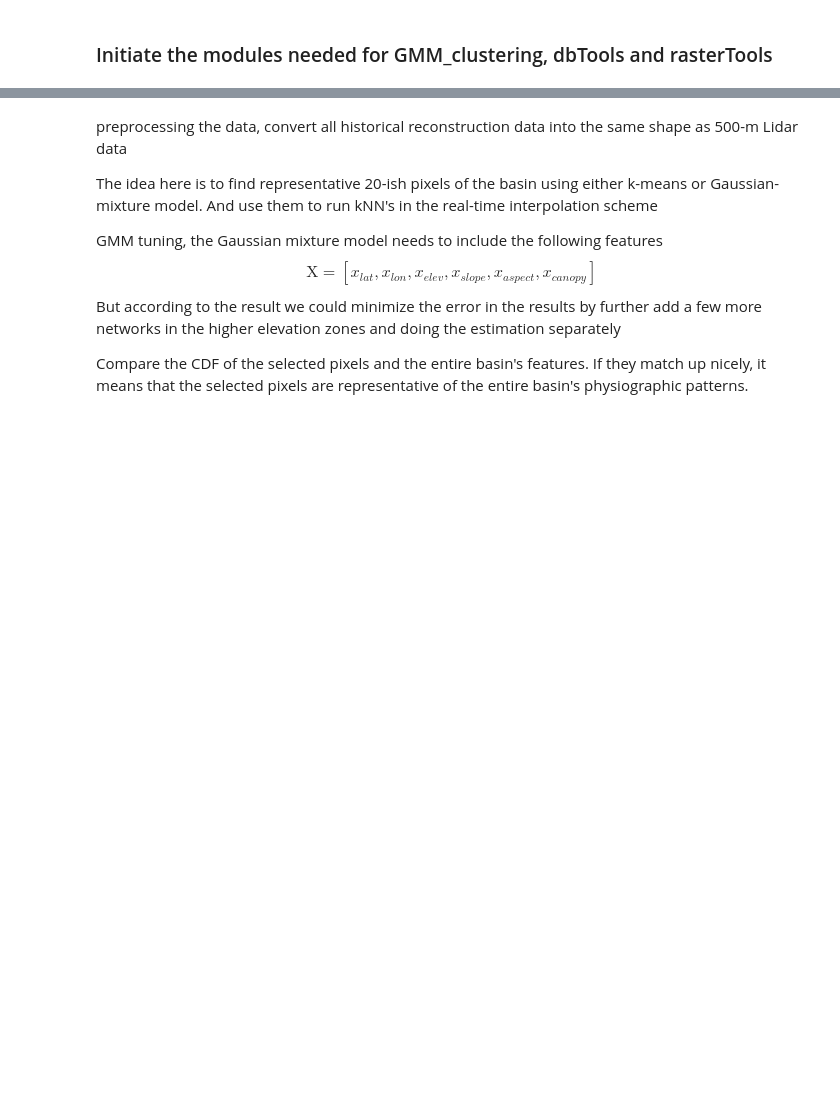
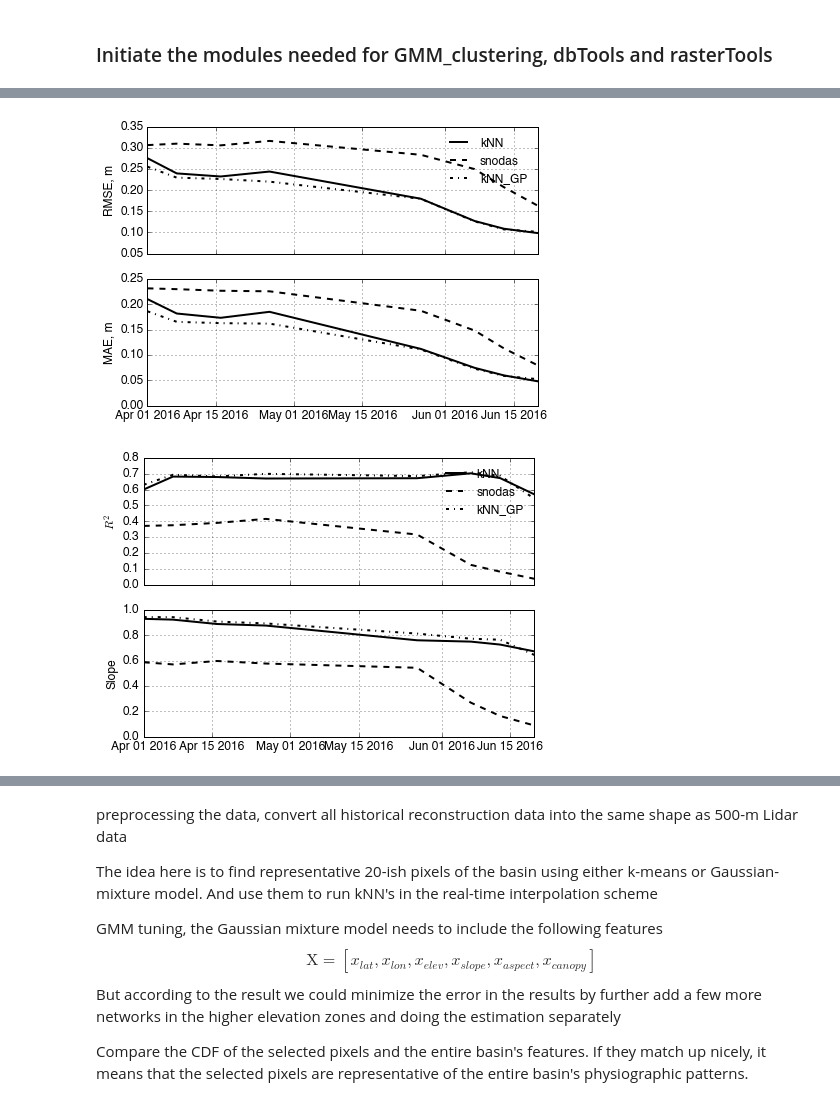
Before and after one commit to zeshi1990/swe_interpolation, a Jupyter notebook: aso_data_kNN_simulation.ipynb, the cells around one changed output, grey strips where cells are left out. Saved outputs shown, nothing was run; the diff lists cells and outputs as text; code cells hidden in the pictures; blank space fills up the shorter version.

```diff
--- a/aso_data_kNN_simulation.ipynb
+++ b/aso_data_kNN_simulation.ipynb
@@ -86,7 +223,10 @@ tb_knn_swe_regressor_2016.elev_band_mean_std_comparison()
 # %%
-from GP_swe_regressor import GP_swe_regressor
-tb_gp_regressor = GP_swe_regressor(db, 'Tuolumne', None)
-tb_gp_regressor.update_kNN(tb_knn_swe_regressor_2016)
-tb_knn_swe_regressor_2016.kNN_mean_std_ts()
-tb_knn_swe_regressor_2016.elev_band_mean_std_comparison()
+tb_gp_regressor_2016 = GP_swe_regressor(db, 'Tuolumne', None)
+tb_gp_regressor_2016.update_kNN(tb_knn_swe_regressor_2016)
+tb_knn_swe_regressor_2016.kNN_update_mean_std()
+# tb_knn_swe_regressor_2016.kNN_mean_std_ts()
+# tb_knn_swe_regressor_2016.elev_band_mean_std_comparison()
+# tb_knn_swe_regressor_2016.kNN_recon_snodas_vs_lidar()
+plot_rmse_mae_figure(tb_knn_swe_regressor_2016)
+plot_r2_slope_figure(tb_knn_swe_regressor_2016)
 # %% [output]
@@ -94,0 +233,2 @@ tb_knn_swe_regressor_2016.elev_band_mean_std_comparison()
+[figure, added]
+[figure, added]
```
Also changed, not shown: parts of 29 cells of this notebook, 6 other files.
